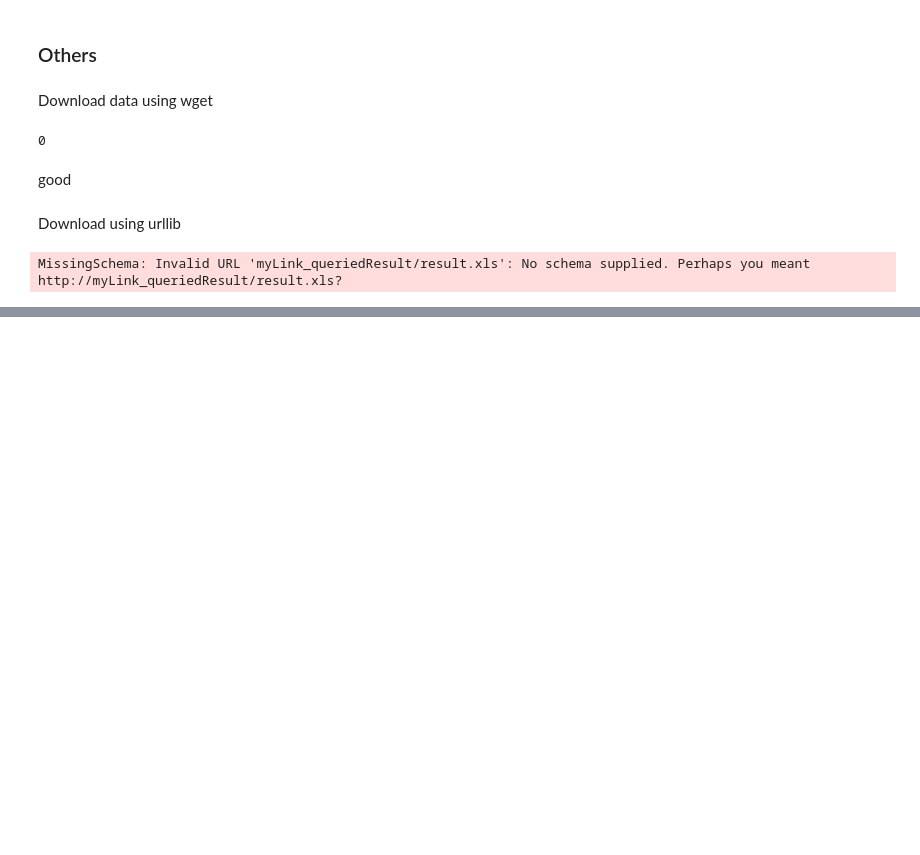
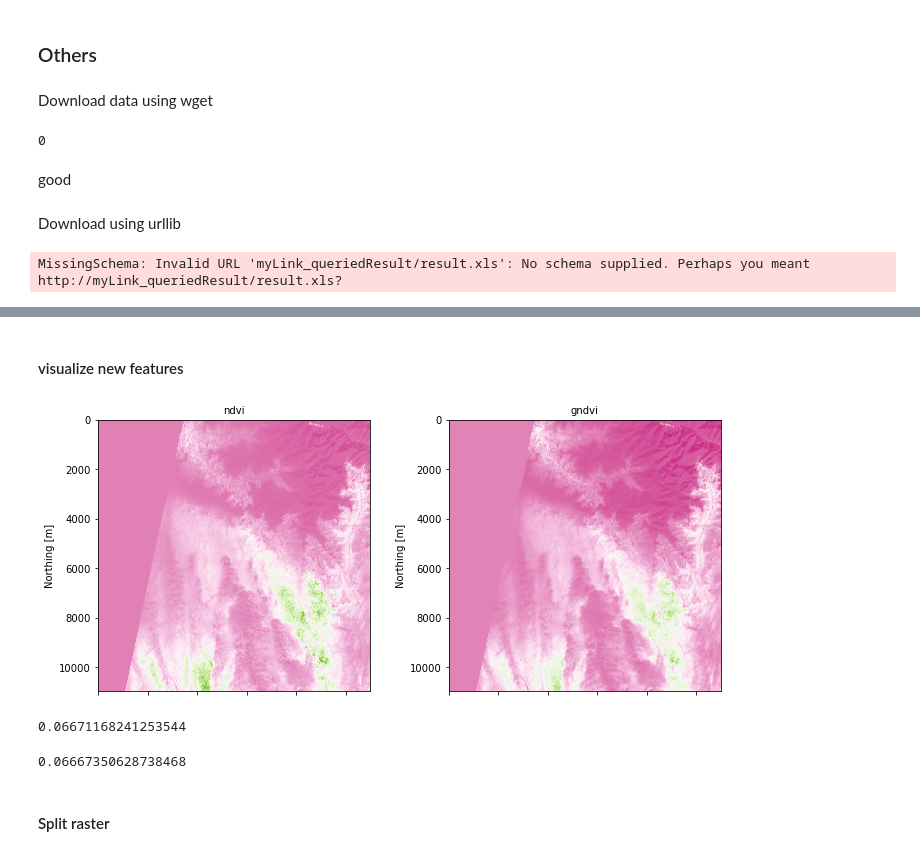
Before and after one commit to YourVirtualColdChainAssistant/MLsat-cropland-himachal, a Jupyter notebook: notebooks/Untitled.ipynb, the cells around one changed output, grey strips where cells are left out. Cells and saved outputs as stored; diff of their text form; code cells hidden in the pictures; blank space fills up the shorter version.

```diff
--- a/notebooks/Untitled.ipynb
+++ b/notebooks/Untitled.ipynb
@@ -675,0 +785,4 @@ MissingSchema: Invalid URL 'myLink_queriedResult/result.xls': No schema supplied
+# %%
+add_features=['ndvi', 'gndvi']
+# %%
+img_train = preprocessing(img1_np, add_features)
@@ -675,0 +793,4 @@ MissingSchema: Invalid URL 'myLink_queriedResult/result.xls': No schema supplied
+# %%
+img_meta = img1_meta
+# %% [markdown]
+#### visualize new features
@@ -675,0 +802,32 @@ MissingSchema: Invalid URL 'myLink_queriedResult/result.xls': No schema supplied
+# %%
+# plot img and shapefile
+def show_image(img, transform, ax=None, band_idx=[0], shp_dict={'linewidth':1, 'facecolor':(0,0,0,0), 'edgecolor':'black'}, cmap='Greys'):
+    """  """
+    if len(img.shape) == 3:
+        rioplot.show(rioplot.reshape_as_raster(img[:,:,band_idx]), transform=transform, ax=ax, cmap=cmap)
+    elif len(img.shape) == 2:
+        rioplot.show(img, transform=transform, ax=ax, cmap=cmap)
+    else:
+        raise 'Wrong image dimension. Must be HxW or HxWxB'
+#     for p in polygons:
+#         ax.add_patch(matplotlib.patches.Polygon(p, **shp_dict))
+# %%
+nb_fig = img_train.shape[2] - 4
+fig, axs = plt.subplots(1, 2, figsize=(12,5), gridspec_kw={'hspace':0.1, 'wspace':0.1})
+for i, f in enumerate(add_features):
+    show_image(img_train[:, :, 4+i], img_meta['transform'], ax=axs[i], cmap='PiYG')
+    axs[i].set_title(f, fontsize=10)
+    axs[i].set_ylabel('Northing [m]')
+    axs[i].set_xticklabels([])
+# %% [output]
+[figure, added]
+# %%
+img_train[4].mean()
+# %% [output]
+0.06671168241253544
+# %%
+img_train[5].mean()
+# %% [output]
+0.06667350628738468
+# %% [markdown]
+#### Split raster
```
Also changed, not shown: parts of 104 cells of this notebook.
